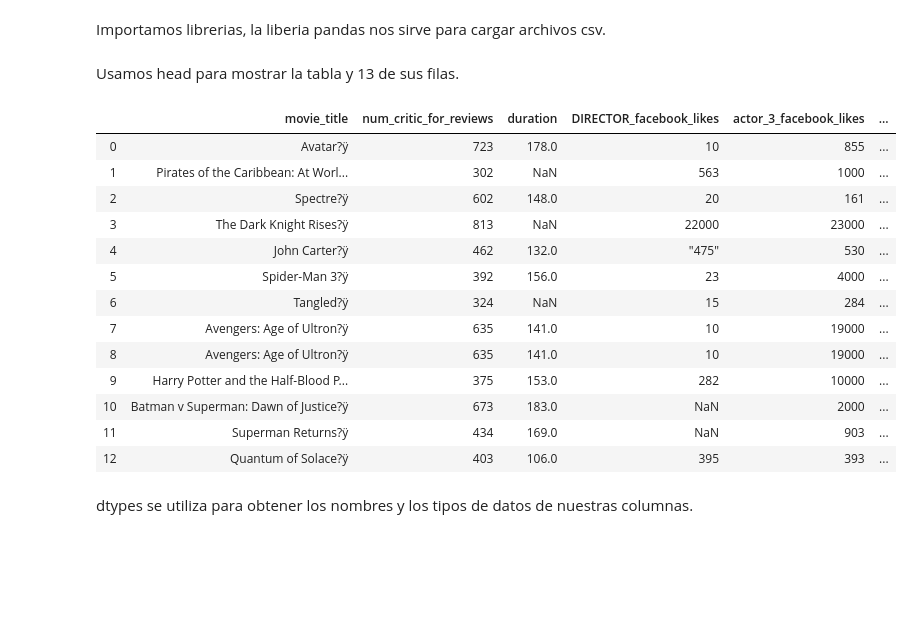
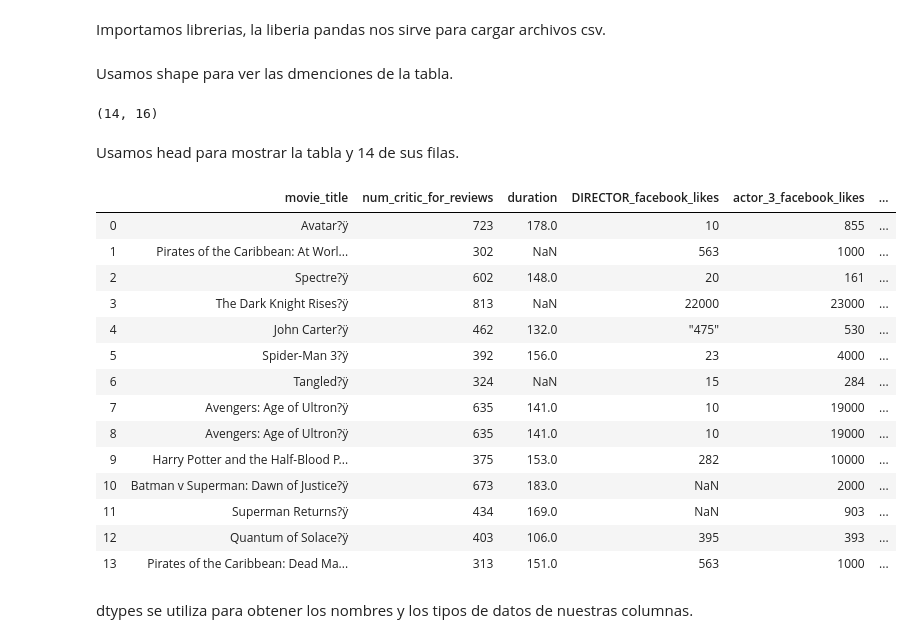
Before and after one commit to carlmuva/MINERIA-DE-DATOS, a Jupyter notebook: Practica1/Practica1.ipynb, the cells around one changed output. Saved outputs shown, nothing was run; the diff lists cells and outputs as text; code cells hidden in the pictures; blank space fills up the shorter version.

```diff
--- a/Practica1/Practica1.ipynb
+++ b/Practica1/Practica1.ipynb
@@ -9,28 +11,35 @@ import numpy as np
 import pandas as pd #nos servira para cargar archivos csv
 import json
 df = pd.read_csv("unclean_data1.csv") #utilizamos la variable df para referirnos a la tabla.
+# %% [markdown]
+Usamos shape para ver las dmenciones de la tabla.
+# %%
+df.shape
+# %% [output]
+(14, 16)
 # %% [markdown]
 
 
 
-Usamos head para mostrar la tabla y 13 de sus filas.
+Usamos head para mostrar la tabla y 14 de sus filas.
 # %%
-df.head(13)
+df.head(14)
 # %% [output]
 |  | movie_title | num_critic_for_reviews | duration | DIRECTOR_facebook_likes | actor_3_facebook_likes | ... |
 | 0 | Avatar?ÿ | 723 | 178.0 | 10 | 855 | ... |
 | 1 | Pirates of the Caribbean: At Worl... | 302 | NaN | 563 | 1000 | ... |
 | 2 | Spectre?ÿ | 602 | 148.0 | 20 | 161 | ... |
 | 3 | The Dark Knight Rises?ÿ | 813 | NaN | 22000 | 23000 | ... |
 | 4 | John Carter?ÿ | 462 | 132.0 | "475" | 530 | ... |
 | 5 | Spider-Man 3?ÿ | 392 | 156.0 | 23 | 4000 | ... |
 | 6 | Tangled?ÿ | 324 | NaN | 15 | 284 | ... |
 | 7 | Avengers: Age of Ultron?ÿ | 635 | 141.0 | 10 | 19000 | ... |
 | 8 | Avengers: Age of Ultron?ÿ | 635 | 141.0 | 10 | 19000 | ... |
 | 9 | Harry Potter and the Half-Blood P... | 375 | 153.0 | 282 | 10000 | ... |
 | 10 | Batman v Superman: Dawn of Justice?ÿ | 673 | 183.0 | NaN | 2000 | ... |
 | 11 | Superman Returns?ÿ | 434 | 169.0 | NaN | 903 | ... |
 | 12 | Quantum of Solace?ÿ | 403 | 106.0 | 395 | 393 | ... |
+| 13 | Pirates of the Caribbean: Dead Ma... | 313 | 151.0 | 563 | 1000 | ... |
 # %% [markdown]
 
 dtypes se utiliza para obtener los nombres y los tipos de datos de nuestras columnas.
```
Also changed, not shown: parts of 2 cells of this notebook.
